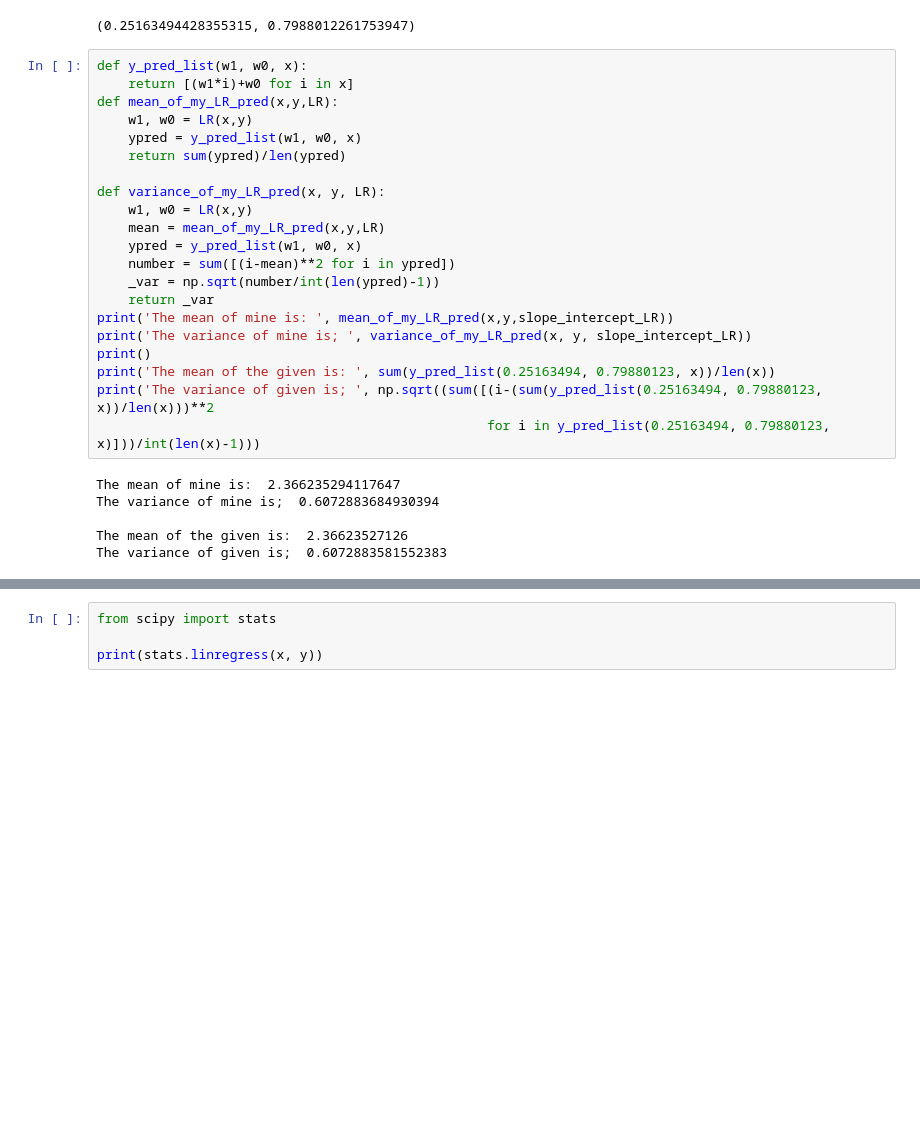
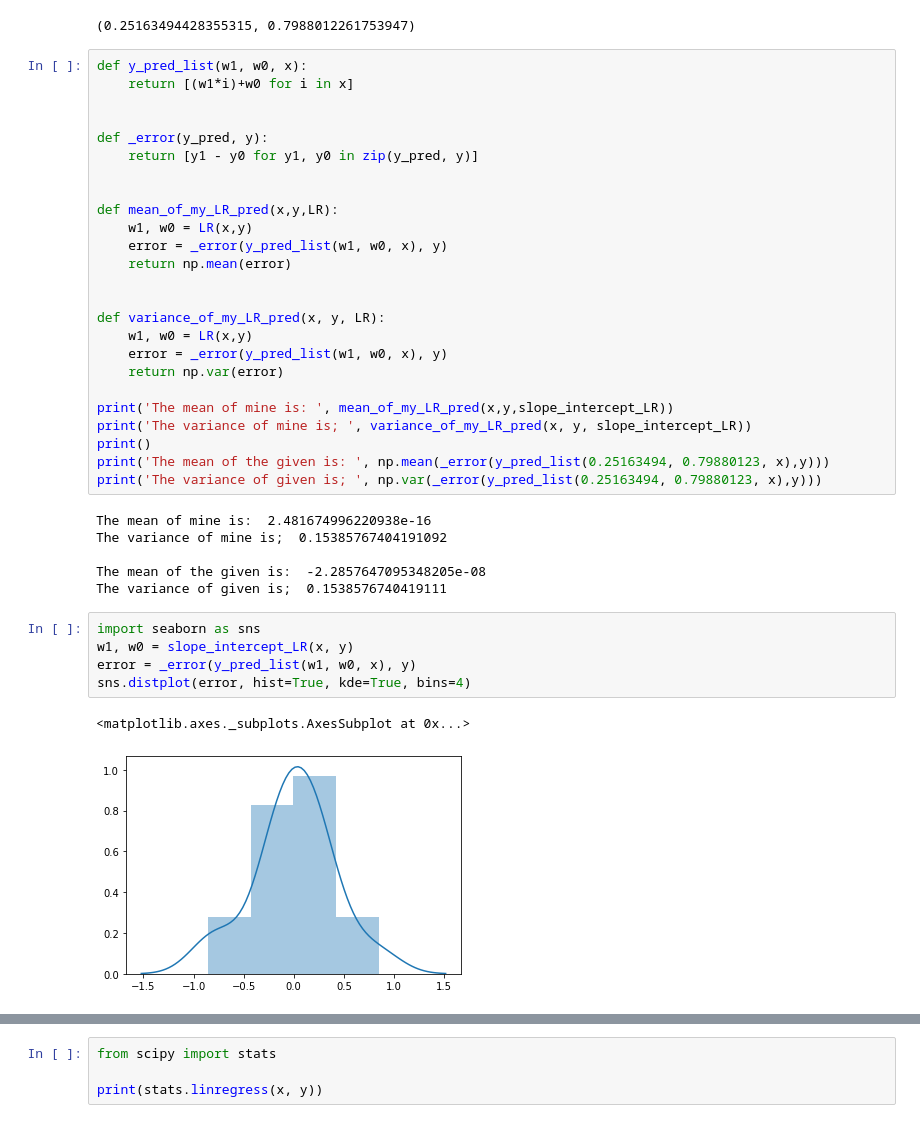
Before and after one commit to JohnminerIv/linear_regression, a Jupyter notebook: final_project.ipynb, the cells around one changed output, grey strips where cells are left out. Cells and saved outputs as stored; diff of their text form; blank space fills up the shorter version.

```diff
--- a/final_project.ipynb
+++ b/final_project.ipynb
@@ -42,30 +41,42 @@ print(slope_intercept_LR(x, y))
 # %%
 def y_pred_list(w1, w0, x):
     return [(w1*i)+w0 for i in x]
+
+
+def _error(y_pred, y):
+    return [y1 - y0 for y1, y0 in zip(y_pred, y)]
+
+
 def mean_of_my_LR_pred(x,y,LR):
     w1, w0 = LR(x,y)
-    ypred = y_pred_list(w1, w0, x)
-    return sum(ypred)/len(ypred)
+    error = _error(y_pred_list(w1, w0, x), y)
+    return np.mean(error)
+
 
 def variance_of_my_LR_pred(x, y, LR):
     w1, w0 = LR(x,y)
-    mean = mean_of_my_LR_pred(x,y,LR)
-    ypred = y_pred_list(w1, w0, x)
-    number = sum([(i-mean)**2 for i in ypred])
-    _var = np.sqrt(number/int(len(ypred)-1))
-    return _var
+    error = _error(y_pred_list(w1, w0, x), y)
+    return np.var(error)
+
 print('The mean of mine is: ', mean_of_my_LR_pred(x,y,slope_intercept_LR))
 print('The variance of mine is; ', variance_of_my_LR_pred(x, y, slope_intercept_LR))
 print()
-print('The mean of the given is: ', sum(y_pred_list(0.25163494, 0.79880123, x))/len(x))
-print('The variance of given is; ', np.sqrt((sum([(i-(sum(y_pred_list(0.25163494, 0.79880123, x))/len(x)))**2
-                                                  for i in y_pred_list(0.25163494, 0.79880123, x)]))/int(len(x)-1)))
+print('The mean of the given is: ', np.mean(_error(y_pred_list(0.25163494, 0.79880123, x),y)))
+print('The variance of given is; ', np.var(_error(y_pred_list(0.25163494, 0.79880123, x),y)))
 # %% [output]
-The mean of mine is:  2.366235294117647
-The variance of mine is;  0.6072883684930394
+The mean of mine is:  2.481674996220938e-16
+The variance of mine is;  0.15385767404191092
 
-The mean of the given is:  2.36623527126
-The variance of given is;  0.6072883581552383
+The mean of the given is:  -2.2857647095348205e-08
+The variance of given is;  0.1538576740419111
+# %%
+import seaborn as sns
+w1, w0 = slope_intercept_LR(x, y)
+error = _error(y_pred_list(w1, w0, x), y)
+sns.distplot(error, hist=True, kde=True, bins=4)
+# %% [output]
+<matplotlib.axes._subplots.AxesSubplot at 0x...>
+[figure, added]
 # %%
 w_0 = np.random.randn()
 w_1 = np.random.randn()
```
Also changed, not shown: parts of 3 cells of this notebook.
